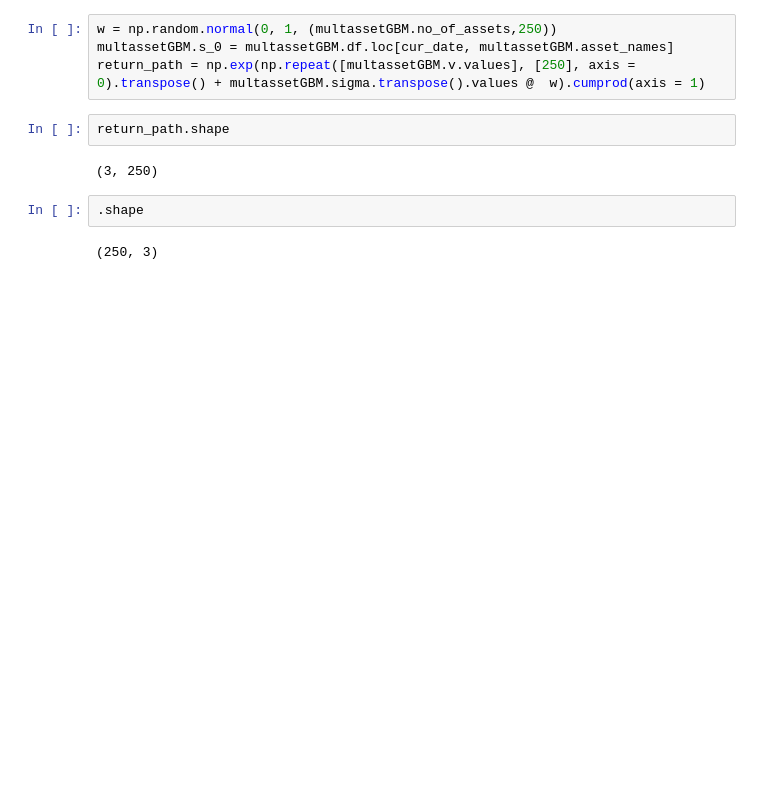
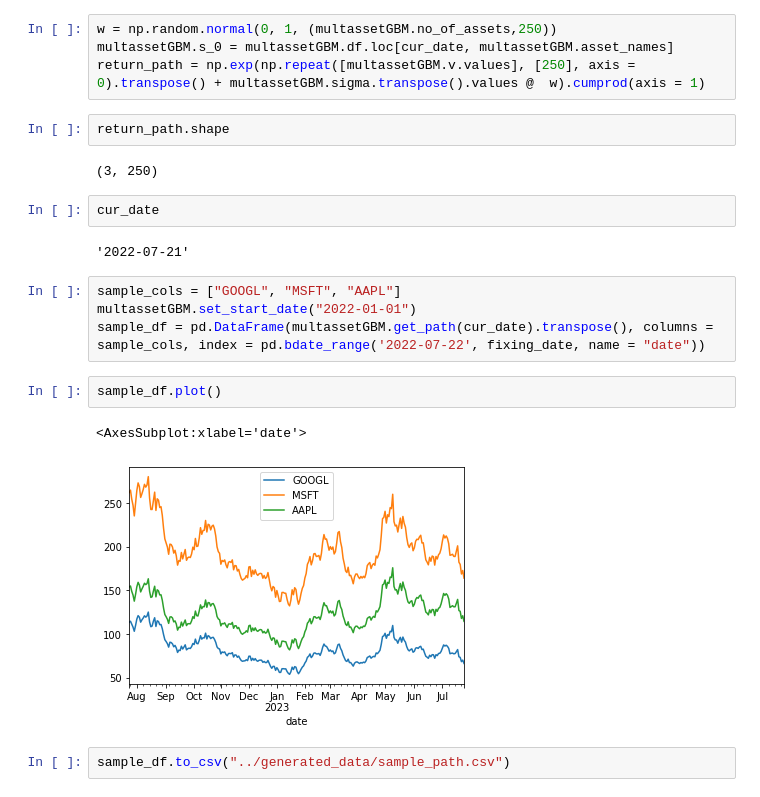
Before and after one commit to livelycloud/MH4518_GROUP13, a Jupyter notebook: stock_pricing/data_exploration.ipynb, the cells around one changed output. Drawn from its saved outputs; the diff is of its cells as text; blank space fills up the shorter version.

```diff
--- a/stock_pricing/data_exploration.ipynb
+++ b/stock_pricing/data_exploration.ipynb
@@ -242,7 +242,18 @@ return_path = np.exp(np.repeat([multassetGBM.v.values], [250], axis = 0).transpo
 return_path.shape
 # %% [output]
 (3, 250)
-# %%
-.shape
-# %% [output]
-(250, 3)
+# %%
+cur_date
+# %% [output]
+'2022-07-21'
+# %%
+sample_cols = ["GOOGL", "MSFT", "AAPL"]
+multassetGBM.set_start_date("2022-01-01")
+sample_df = pd.DataFrame(multassetGBM.get_path(cur_date).transpose(), columns = sample_cols, index = pd.bdate_range('2022-07-22', fixing_date, name = "date"))
+# %%
+sample_df.plot()
+# %% [output]
+<AxesSubplot:xlabel='date'>
+[figure, added]
+# %%
+sample_df.to_csv("../generated_data/sample_path.csv")
```
Also changed, not shown: parts of 5 cells of this notebook, 5 other files.
